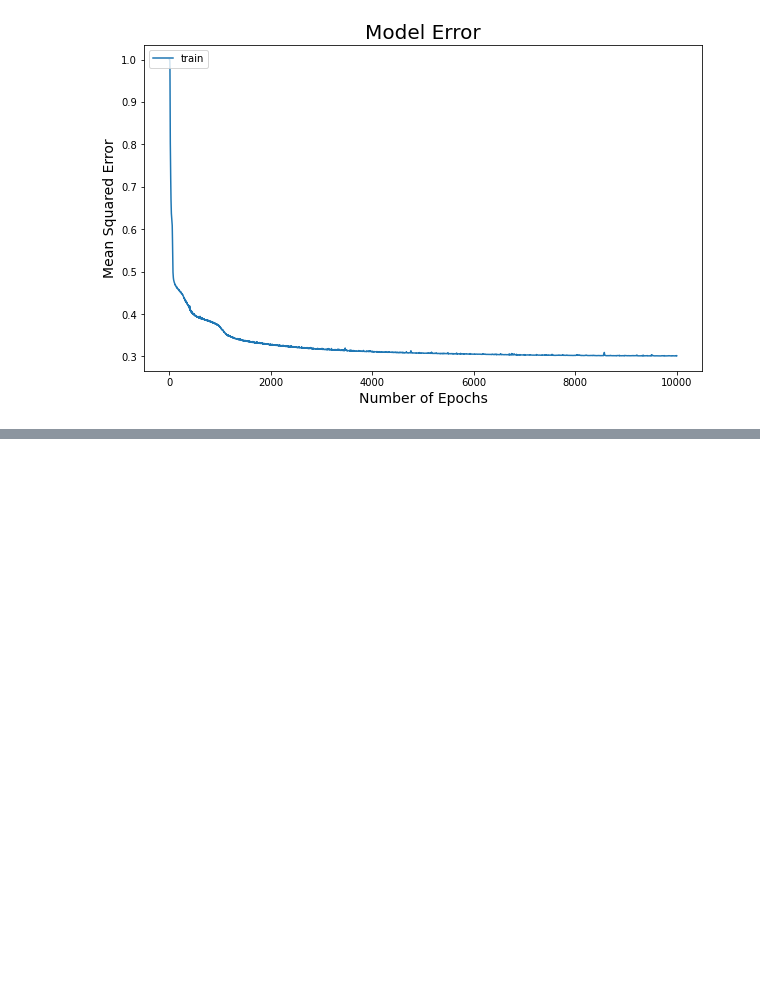
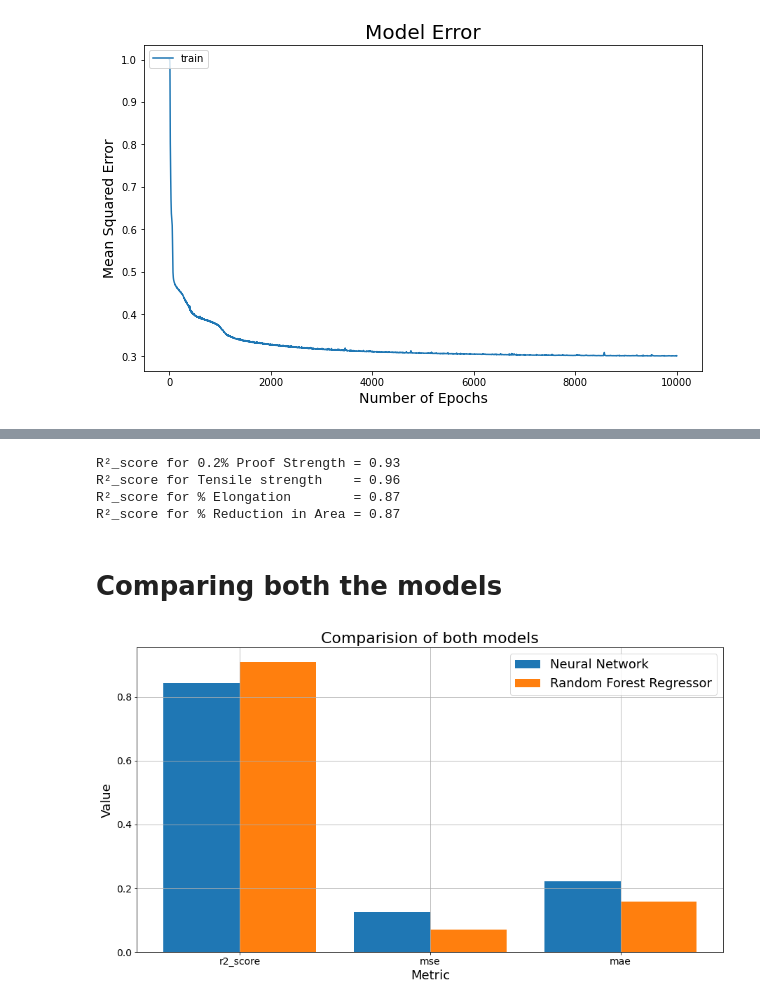
Before and after one commit to akash-elangovan/Comparative-Study-for-Prediction-of-Mechanical-Properties-using-Low-Alloy-Steels, a Jupyter notebook: Capstone_Project.ipynb, the cells around one changed output, grey strips where cells are left out. Saved outputs shown, nothing was run; the diff lists cells and outputs as text; code cells hidden in the pictures; blank space fills up the shorter version.

```diff
--- a/Capstone_Project.ipynb
+++ b/Capstone_Project.ipynb
@@ -251,0 +328,38 @@ R²_score for % Reduction in Area = 0.78
+# %%
+# r2_score for each mechanical property
+r2_proof_strength_rf = r2_score(actual_proof_strength, rf_predicted_proof_strength)
+r2_tensile_strength_rf = r2_score(actual_tensile_strength, rf_predicted_tensile_strength)
+r2_pct_elongation_rf = r2_score(actual_pct_elongation, rf_predicted_pct_elongation)
+r2_pct_reduction_area_rf = r2_score(actual_pct_reduction_area, rf_predicted_pct_reduction_area)
+print('R\u00b2_score for 0.2% Proof Strength = ' + str(round(r2_proof_strength_rf, 2)))
+print('R\u00b2_score for Tensile strength    = ' + str(round(r2_tensile_strength_rf, 2)))
+print('R\u00b2_score for % Elongation        = ' + str(round(r2_pct_elongation_rf, 2)))
+print('R\u00b2_score for % Reduction in Area = ' + str(round(r2_pct_reduction_area_rf, 2)))
+# %% [output]
+R²_score for 0.2% Proof Strength = 0.93
+R²_score for Tensile strength    = 0.96
+R²_score for % Elongation        = 0.87
+R²_score for % Reduction in Area = 0.87
+# %% [markdown]
+# **Comparing both the models**
+# %%
+fig= plt.figure(figsize=(15,8))
+X = ['r2_score', 'mse', 'mae']
+nn = [r2_nn, mse_nn, mae_nn]
+rf = [r2_rf, mse_rf, mae_rf]
+
+X_axis = np.arange(len(X))
+
+plt.bar(X_axis - 0.2, nn, 0.4, label = 'Neural Network')
+plt.bar(X_axis + 0.2, rf, 0.4, label = 'Random Forest Regressor')
+
+plt.xticks(X_axis, X, fontsize=14)
+plt.yticks(fontsize=14)
+plt.xlabel("Metric", fontsize=18)
+plt.ylabel("Value", fontsize=18)
+plt.title("Comparision of both models", fontsize=22)
+plt.legend(fontsize = 18)
+plt.grid()
+plt.show()
+# %% [output]
+[figure, added]
```
Also changed, not shown: parts of 12 cells of this notebook.
